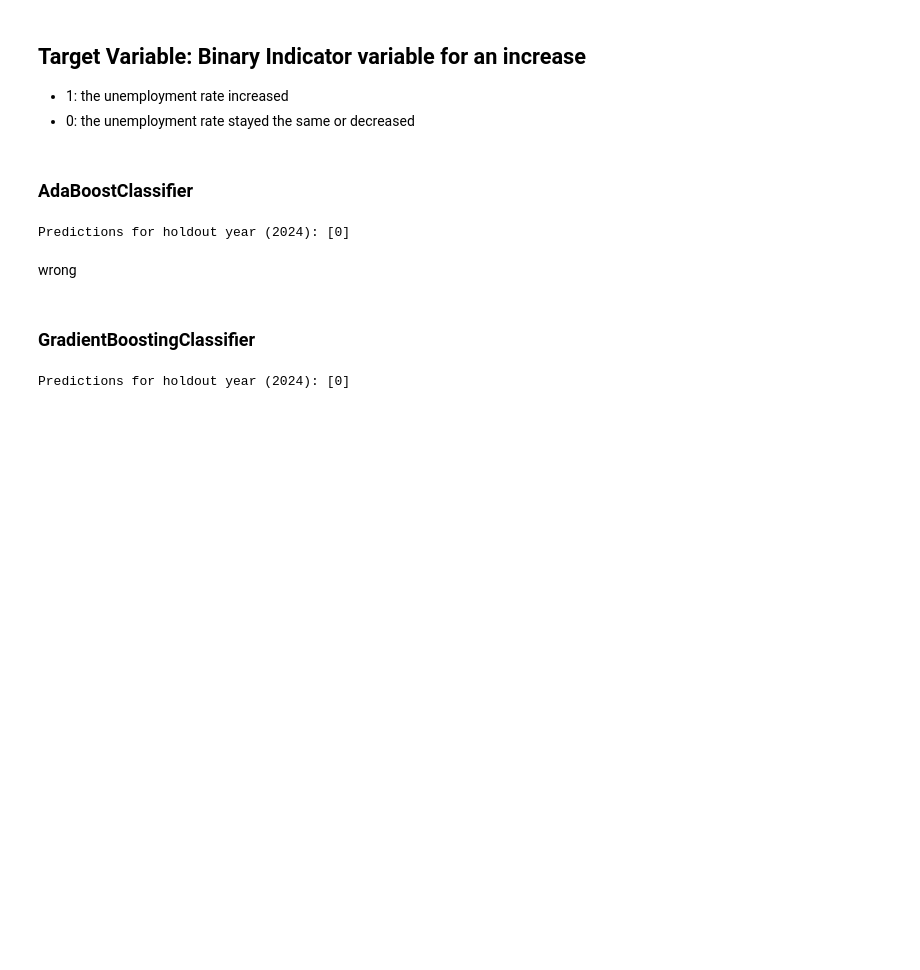
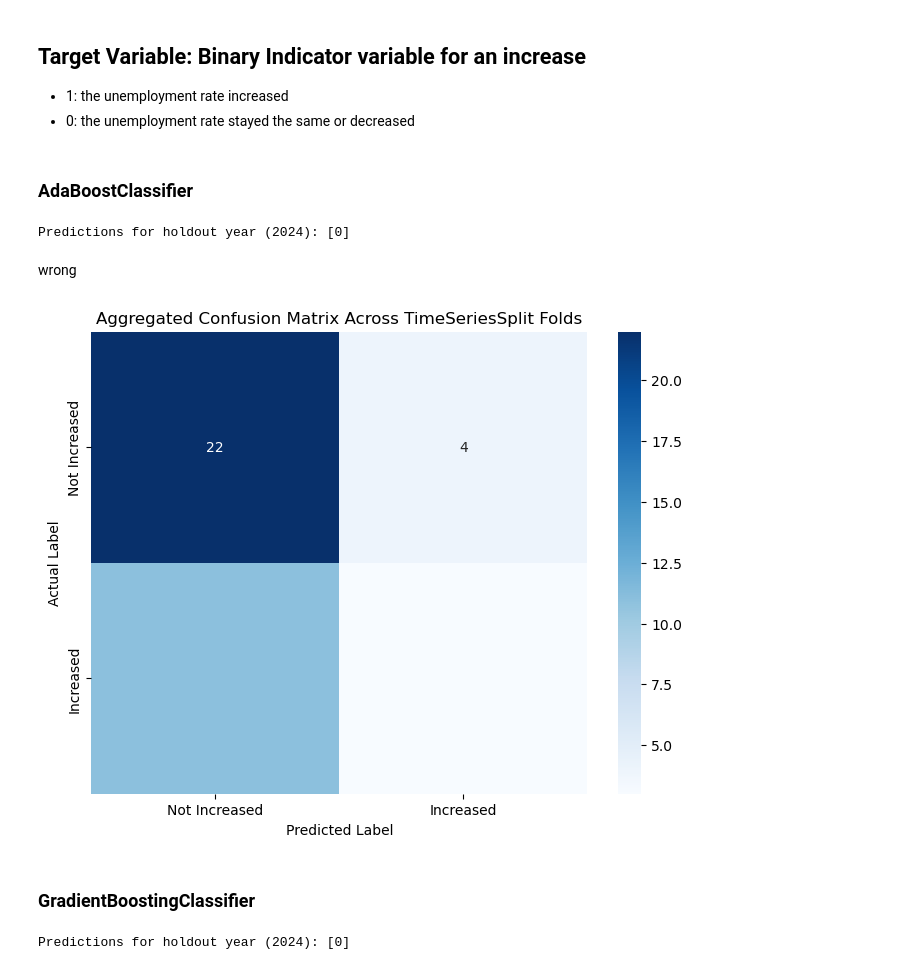
Before and after one commit to patwilliams04/DSCI411-project, a Jupyter notebook: Modeling/toyModeling.ipynb, the cells around one changed output. Drawn from its saved outputs; the diff is of its cells as text; code cells hidden in the pictures; blank space fills up the shorter version.

```diff
--- a/Modeling/toyModeling.ipynb
+++ b/Modeling/toyModeling.ipynb
@@ -156,15 +247,15 @@ from sklearn.ensemble import AdaBoostClassifier
 
 # Define AdaBoost parameters to tune
 param_grid = {
-    'n_estimators': [50, 100, 150, 200],
-    'learning_rate': [0.01, 0.1, 0.5, 1.0]
+    'n_estimators': [5, 10, 50, 100, 150, 200],
+    'learning_rate': [0.005, 0.01, 0.1, 0.5, 1.0]
 }
 
 # Initialize the AdaBoostClassifier
 clf_ada = AdaBoostClassifier(random_state=500)
 
 # Initialize GridSearchCV with 'accuracy' as the scoring metric
-grid_search_clf = GridSearchCV(estimator=clf_ada, param_grid=param_grid, cv=tscv, scoring='accuracy') # maybe try roc_auc or average_precision as scoring parameter
+grid_search_clf = GridSearchCV(estimator=clf_ada, param_grid=param_grid, cv=tscv, scoring='roc_auc') # maybe try roc_auc or average_precision as scoring parameter
 
 # Fit GridSearchCV to the training data
 grid_search_clf.fit(X, y)
@@ -179,6 +270,38 @@ print("Predictions for holdout year (2024):", holdout_pred)
 Predictions for holdout year (2024): [0]
 # %% [markdown]
 wrong
+# %%
+from sklearn.metrics import confusion_matrix
+import seaborn as sns
+
+true_labels = []
+fold_predictions = []
+
+for train_index, test_index in tscv.split(X):
+    X_train_fold, X_test_fold = X.iloc[train_index], X.iloc[test_index]
+    y_train_fold, y_test_fold = y.iloc[train_index], y.iloc[test_index]
+
+    # Train the classifier and predict on the test fold
+    best_ada_clf.fit(X_train_fold, y_train_fold)
+    fold_pred = best_ada_clf.predict(X_test_fold)
+
+    # Append true labels and predictions to the lists
+    true_labels.extend(y_test_fold)
+    fold_predictions.extend(fold_pred)
+
+# Now we can create the confusion matrix based on the aggregated fold predictions
+cm = confusion_matrix(true_labels, fold_predictions)
+
+# Plot the confusion matrix
+plt.figure(figsize=(8, 6))
+sns.heatmap(cm, annot=True, fmt='d', cmap='Blues', xticklabels=['Not Increased', 'Increased'],
+            yticklabels=['Not Increased', 'Increased'])
+plt.title('Aggregated Confusion Matrix Across TimeSeriesSplit Folds')
+plt.ylabel('Actual Label')
+plt.xlabel('Predicted Label')
+plt.show()
+# %% [output]
+[figure, added]
 # %% [markdown]
 ### GradientBoostingClassifier
 # %%
```
Also changed, not shown: parts of 15 cells of this notebook.
